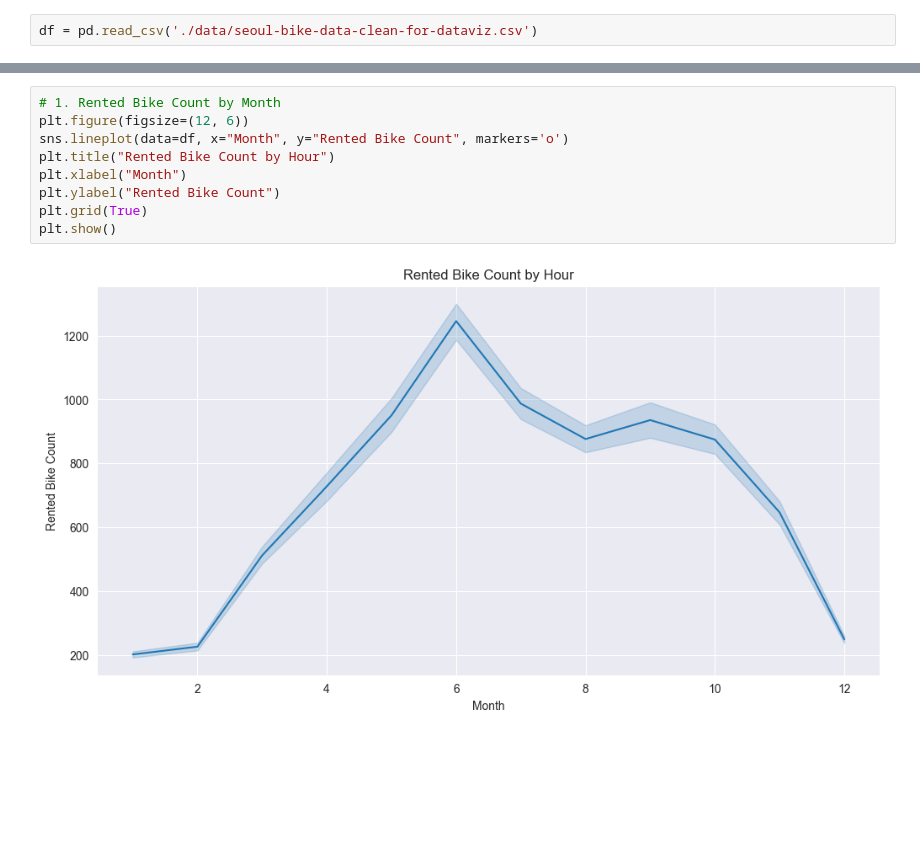
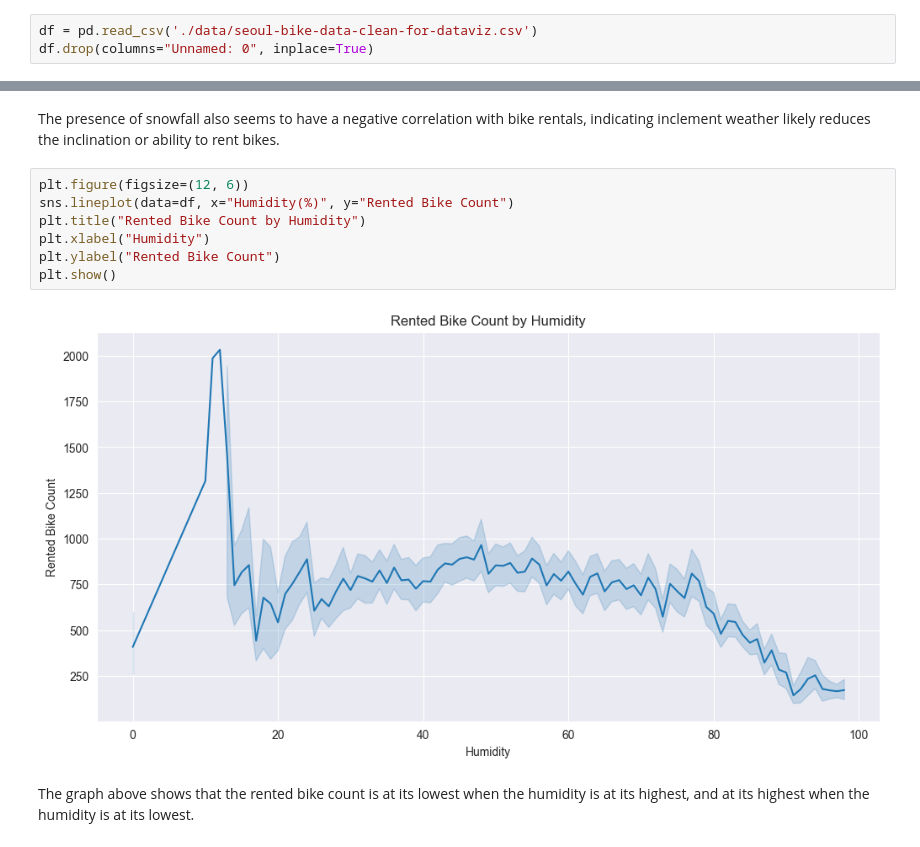
Before and after one commit to theopantecouteau/Seoul-Bike-Sharing-Prediction, a Jupyter notebook: data/data-visualization.ipynb, the cells around one changed output, grey strips where cells are left out. Saved outputs shown, nothing was run; the diff lists cells and outputs as text; blank space fills up the shorter version.

```diff
--- a/data/data-visualization.ipynb
+++ b/data/data-visualization.ipynb
@@ -6,5 +5,6 @@ import matplotlib.dates as mdates
 # %%
 df = pd.read_csv('./data/seoul-bike-data-clean-for-dataviz.csv')
+df.drop(columns="Unnamed: 0", inplace=True)
 # %%
 df.describe().T
 # %% [output]
@@ -57,11 +133,13 @@ plt.show()
+# %% [markdown]
+ The presence of snowfall also seems to have a negative correlation with bike rentals, indicating inclement weather likely reduces the inclination or ability to rent bikes.
 # %%
-# 1. Rented Bike Count by Month
 plt.figure(figsize=(12, 6))
-sns.lineplot(data=df, x="Month", y="Rented Bike Count", markers='o')
-plt.title("Rented Bike Count by Hour")
-plt.xlabel("Month")
+sns.lineplot(data=df, x="Humidity(%)", y="Rented Bike Count")
+plt.title("Rented Bike Count by Humidity")
+plt.xlabel("Humidity")
 plt.ylabel("Rented Bike Count")
-plt.grid(True)
 plt.show()
 # %% [output]
-[figure, old version]
+[figure, new version]
+# %% [markdown]
+The graph above shows that the rented bike count is at its lowest when the humidity is at its highest, and at its highest when the humidity is at its lowest.
```
Also changed, not shown: parts of 32 cells of this notebook, 5 other files.
